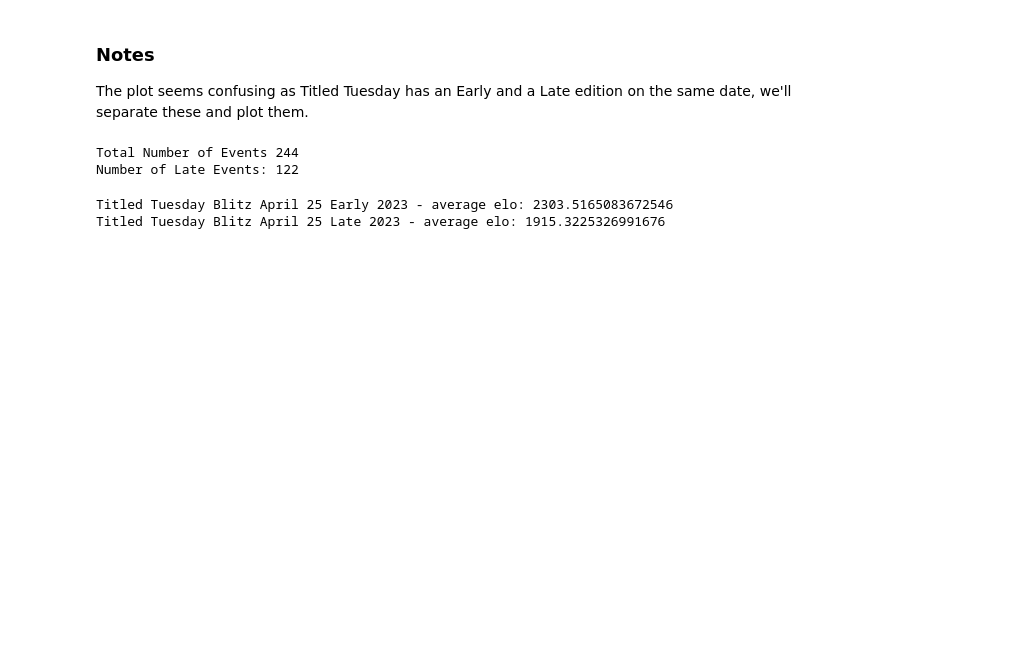
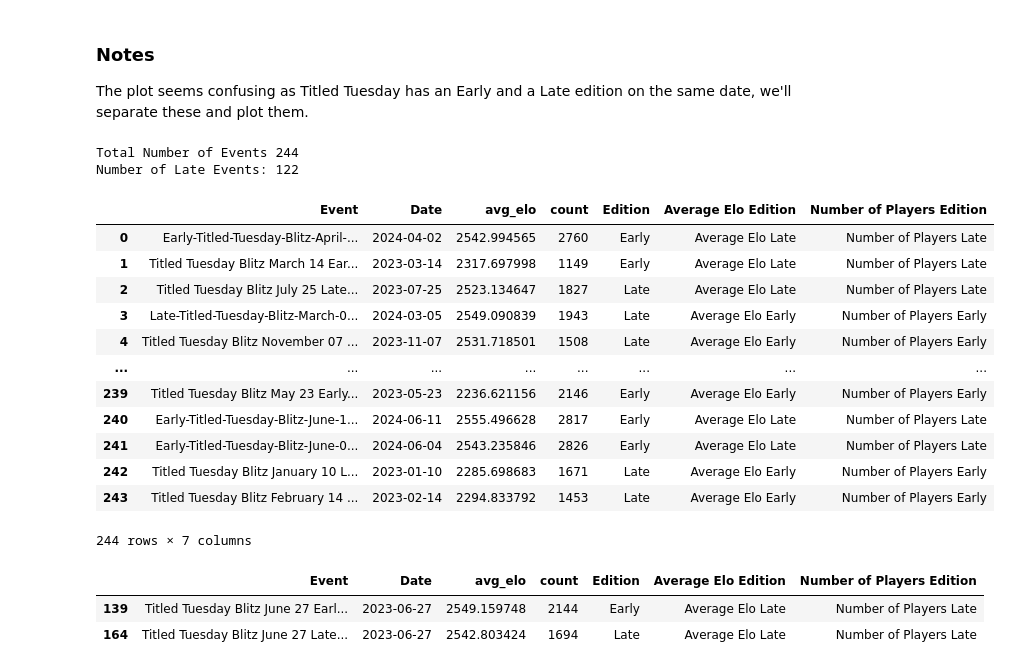
Before and after one commit to krugergui/Chess_Analysis_Titled_Tuesday, a Jupyter notebook: src/notebooks/data_exploration.ipynb, the cells around one changed output. Drawn from its saved outputs; the diff is of its cells as text; code cells hidden in the pictures; blank space fills up the shorter version.

```diff
--- a/src/notebooks/data_exploration.ipynb
+++ b/src/notebooks/data_exploration.ipynb
@@ -484,20 +482,24 @@ plt = (
-# %%
-march = silver_games.aggregate(
-    [
-        {
-            "$match": {
-                "Date": {"$eq": datetime(2023, 4, 25)},
-            }
-        },
-        {"$project": {"_id": 0, "WhiteElo": 1, "BlackElo": 1, "Event": 1}},
-    ]
-)
-
-df_march = pd.DataFrame(march)
-
-for event in df_march["Event"].unique():
-    df_slice = df_march[df_march["Event"] == event]
-    print(f"{event} - average elo: {(df_slice['WhiteElo'].mean() + df_slice['BlackElo'].mean())/2}")
-# %% [output]
-Titled Tuesday Blitz April 25 Early 2023 - average elo: 2303.5165083672546
-Titled Tuesday Blitz April 25 Late 2023 - average elo: 1915.3225326991676
+# %%
+df_average_elos["Edition"] = filter_late_events.replace({True: "Late", False: "Early"})
+
+df_average_elos
+# %% [output]
+|  | Event | Date | avg_elo | count | Edition | Average Elo Edition | Number of Players Edition |
+| 0 | Early-Titled-Tuesday-Blitz-April-... | 2024-04-02 | 2542.994565 | 2760 | Early | Average Elo Late | Number of Players Late |
+| 1 | Titled Tuesday Blitz March 14 Ear... | 2023-03-14 | 2317.697998 | 1149 | Early | Average Elo Late | Number of Players Late |
+| 2 | Titled Tuesday Blitz July 25 Late... | 2023-07-25 | 2523.134647 | 1827 | Late | Average Elo Late | Number of Players Late |
+| 3 | Late-Titled-Tuesday-Blitz-March-0... | 2024-03-05 | 2549.090839 | 1943 | Late | Average Elo Early | Number of Players Early |
+| 4 | Titled Tuesday Blitz November 07 ... | 2023-11-07 | 2531.718501 | 1508 | Late | Average Elo Early | Number of Players Early |
+| ... | ... | ... | ... | ... | ... | ... | ... |
+| 239 | Titled Tuesday Blitz May 23 Early... | 2023-05-23 | 2236.621156 | 2146 | Early | Average Elo Early | Number of Players Early |
+| 240 | Early-Titled-Tuesday-Blitz-June-1... | 2024-06-11 | 2555.496628 | 2817 | Early | Average Elo Late | Number of Players Late |
+| 241 | Early-Titled-Tuesday-Blitz-June-0... | 2024-06-04 | 2543.235846 | 2826 | Early | Average Elo Late | Number of Players Late |
+| 242 | Titled Tuesday Blitz January 10 L... | 2023-01-10 | 2285.698683 | 1671 | Late | Average Elo Early | Number of Players Early |
+| 243 | Titled Tuesday Blitz February 14 ... | 2023-02-14 | 2294.833792 | 1453 | Late | Average Elo Early | Number of Players Early |
+244 rows × 7 columns
+# %%
+df_average_elos[df_average_elos["Date"] == "2023-06-27"]
+# %% [output]
+|  | Event | Date | avg_elo | count | Edition | Average Elo Edition | Number of Players Edition |
+| 139 | Titled Tuesday Blitz June 27 Earl... | 2023-06-27 | 2549.159748 | 2144 | Early | Average Elo Late | Number of Players Late |
+| 164 | Titled Tuesday Blitz June 27 Late... | 2023-06-27 | 2542.803424 | 1694 | Late | Average Elo Late | Number of Players Late |
```
Also changed, not shown: parts of 14 cells of this notebook, 1 other file.
